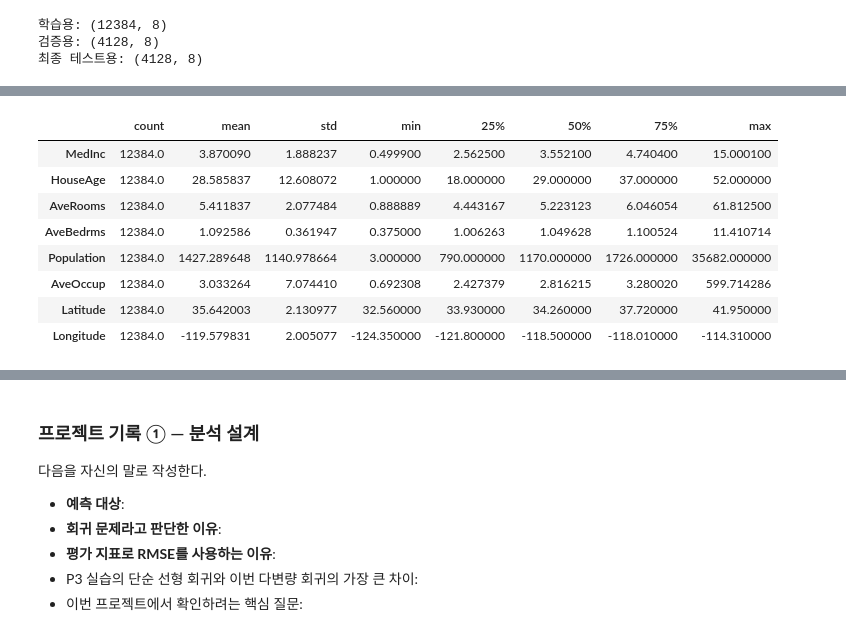
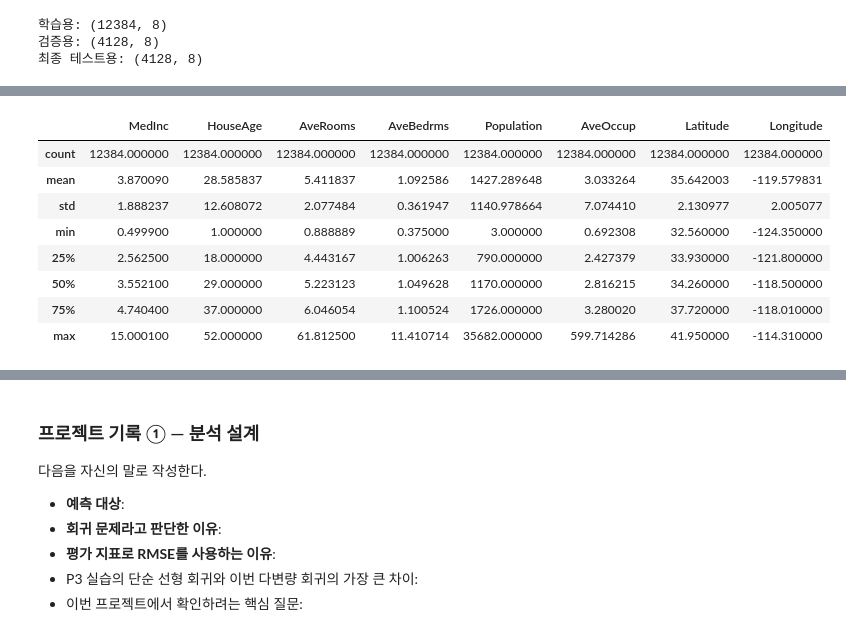
Before and after one commit to codingalzi/code-workout-ml, a Jupyter notebook: p3_project_california_housing.ipynb, the cells around one changed output, grey strips where cells are left out. Drawn from its saved outputs; the diff is of its cells as text; code cells hidden in the pictures.

```diff
--- a/p3_project_california_housing.ipynb
+++ b/p3_project_california_housing.ipynb
@@ -122,8 +126,10 @@ memory usage: 1.3 MB
 # %%
 from sklearn.model_selection import train_test_split
 
-X_dev, X_test, y_dev, y_test = train_test_split(X, y, test_size=0.20, random_state=42)
-X_train, X_val, y_train, y_val = train_test_split(X_dev, y_dev, test_size=0.25, random_state=42)
+X_dev, X_test, y_dev, y_test = train_test_split(X, y,
+                                                test_size=0.20, random_state=42)
+X_train, X_val, y_train, y_val = train_test_split(X_dev, y_dev,
+                                                  test_size=0.25, random_state=42)
 
 print("학습용:", X_train.shape)
 print("검증용:", X_val.shape)
@@ -155,12 +170,12 @@ $$
 # %%
-X_train.describe().T
+X_train.describe()
 # %% [output]
-|  | count | mean | std | min | 25% | 50% | 75% | max |
-| MedInc | 12384.0 | 3.870090 | 1.888237 | 0.499900 | 2.562500 | 3.552100 | 4.740400 | 15.000100 |
-| HouseAge | 12384.0 | 28.585837 | 12.608072 | 1.000000 | 18.000000 | 29.000000 | 37.000000 | 52.000000 |
-| AveRooms | 12384.0 | 5.411837 | 2.077484 | 0.888889 | 4.443167 | 5.223123 | 6.046054 | 61.812500 |
-| AveBedrms | 12384.0 | 1.092586 | 0.361947 | 0.375000 | 1.006263 | 1.049628 | 1.100524 | 11.410714 |
-| Population | 12384.0 | 1427.289648 | 1140.978664 | 3.000000 | 790.000000 | 1170.000000 | 1726.000000 | 35682.000000 |
-| AveOccup | 12384.0 | 3.033264 | 7.074410 | 0.692308 | 2.427379 | 2.816215 | 3.280020 | 599.714286 |
-| Latitude | 12384.0 | 35.642003 | 2.130977 | 32.560000 | 33.930000 | 34.260000 | 37.720000 | 41.950000 |
-| Longitude | 12384.0 | -119.579831 | 2.005077 | -124.350000 | -121.800000 | -118.500000 | -118.010000 | -114.310000 |
+|  | MedInc | HouseAge | AveRooms | AveBedrms | Population | AveOccup | Latitude | Longitude |
+| count | 12384.000000 | 12384.000000 | 12384.000000 | 12384.000000 | 12384.000000 | 12384.000000 | 12384.000000 | 12384.000000 |
+| mean | 3.870090 | 28.585837 | 5.411837 | 1.092586 | 1427.289648 | 3.033264 | 35.642003 | -119.579831 |
+| std | 1.888237 | 12.608072 | 2.077484 | 0.361947 | 1140.978664 | 7.074410 | 2.130977 | 2.005077 |
+| min | 0.499900 | 1.000000 | 0.888889 | 0.375000 | 3.000000 | 0.692308 | 32.560000 | -124.350000 |
+| 25% | 2.562500 | 18.000000 | 4.443167 | 1.006263 | 790.000000 | 2.427379 | 33.930000 | -121.800000 |
+| 50% | 3.552100 | 29.000000 | 5.223123 | 1.049628 | 1170.000000 | 2.816215 | 34.260000 | -118.500000 |
+| 75% | 4.740400 | 37.000000 | 6.046054 | 1.100524 | 1726.000000 | 3.280020 | 37.720000 | -118.010000 |
+| max | 15.000100 | 52.000000 | 61.812500 | 11.410714 | 35682.000000 | 599.714286 | 41.950000 | -114.310000 |
```
Also changed, not shown: parts of 10 cells of this notebook.
